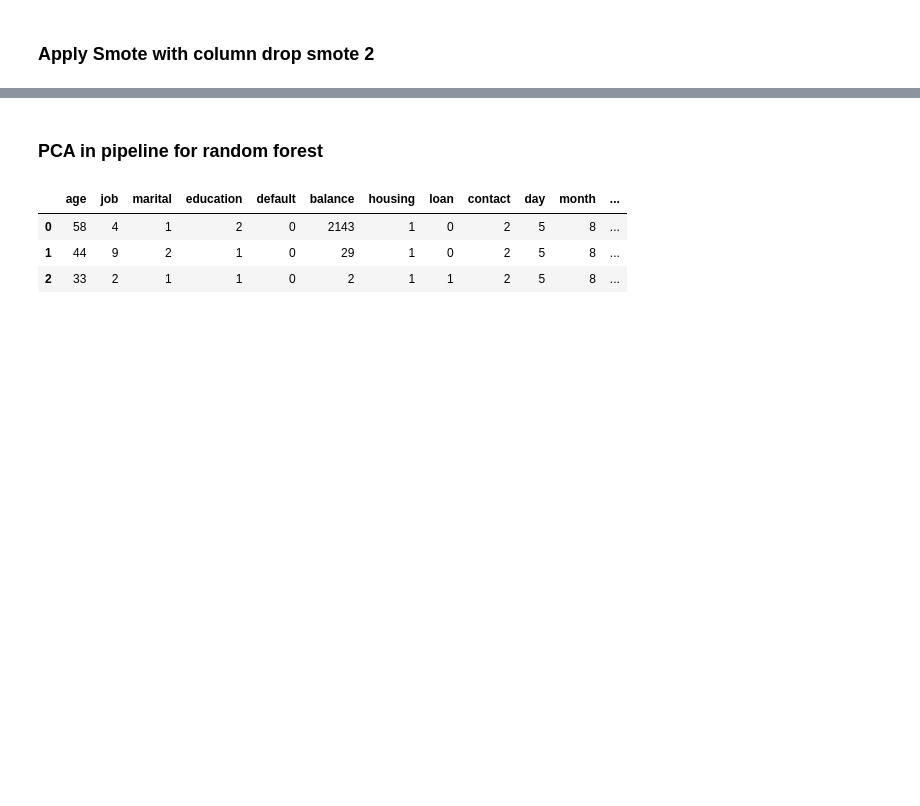
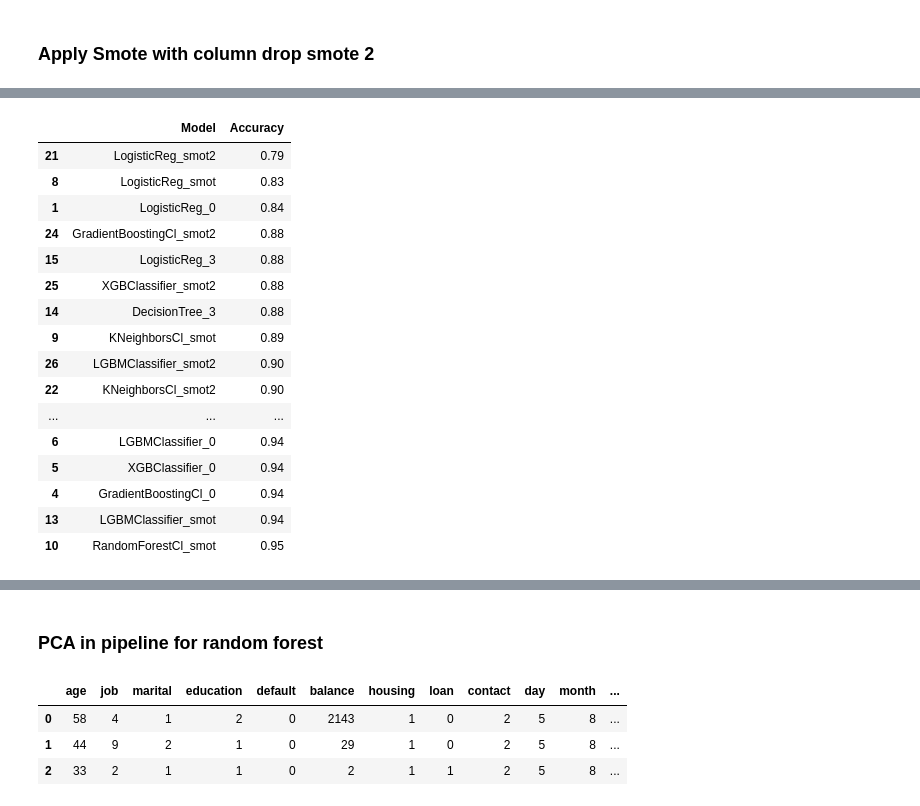
Before and after one commit to pascale25/9CGCgdvlOR8EY9Iq, a Jupyter notebook: Term_Deposit_Marketing.ipynb, the cells around one changed output, grey strips where cells are left out. Saved outputs shown, nothing was run; the diff lists cells and outputs as text; code cells hidden in the pictures; blank space fills up the shorter version.

```diff
--- a/Term_Deposit_Marketing.ipynb
+++ b/Term_Deposit_Marketing.ipynb
@@ -1845,7 +1882,25 @@ AUC: 0.93238272109304
 # %%
 Accuracy = pd.DataFrame(list(accuracy_dic.items()), columns=['Model', 'Accuracy'])
 Accuracy.sort_values(by= 'Accuracy', inplace=True)
-#Accuracy
+Accuracy
+# %% [output]
+|  | Model | Accuracy |
+| 21 | LogisticReg_smot2 | 0.79 |
+| 8 | LogisticReg_smot | 0.83 |
+| 1 | LogisticReg_0 | 0.84 |
+| 24 | GradientBoostingCl_smot2 | 0.88 |
+| 15 | LogisticReg_3 | 0.88 |
+| 25 | XGBClassifier_smot2 | 0.88 |
+| 14 | DecisionTree_3 | 0.88 |
+| 9 | KNeighborsCl_smot | 0.89 |
+| 26 | LGBMClassifier_smot2 | 0.90 |
+| 22 | KNeighborsCl_smot2 | 0.90 |
+| ... | ... | ... |
+| 6 | LGBMClassifier_0 | 0.94 |
+| 5 | XGBClassifier_0 | 0.94 |
+| 4 | GradientBoostingCl_0 | 0.94 |
+| 13 | LGBMClassifier_smot | 0.94 |
+| 10 | RandomForestCl_smot | 0.95 |
 # %%
 Accuracy_cv = pd.DataFrame(list(cv_Accuracy.items()), columns=['Model', 'Accuracy'])
 Accuracy_cv.sort_values(by= 'Accuracy', inplace=True)
```
Also changed, not shown: parts of 70 cells of this notebook.
